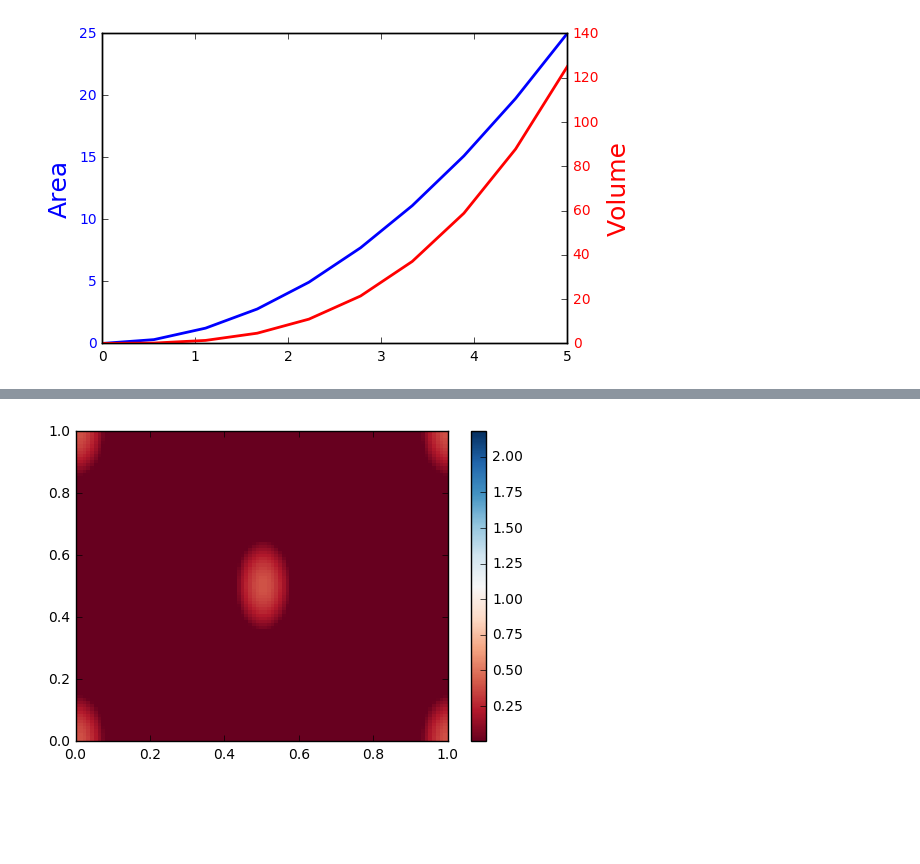
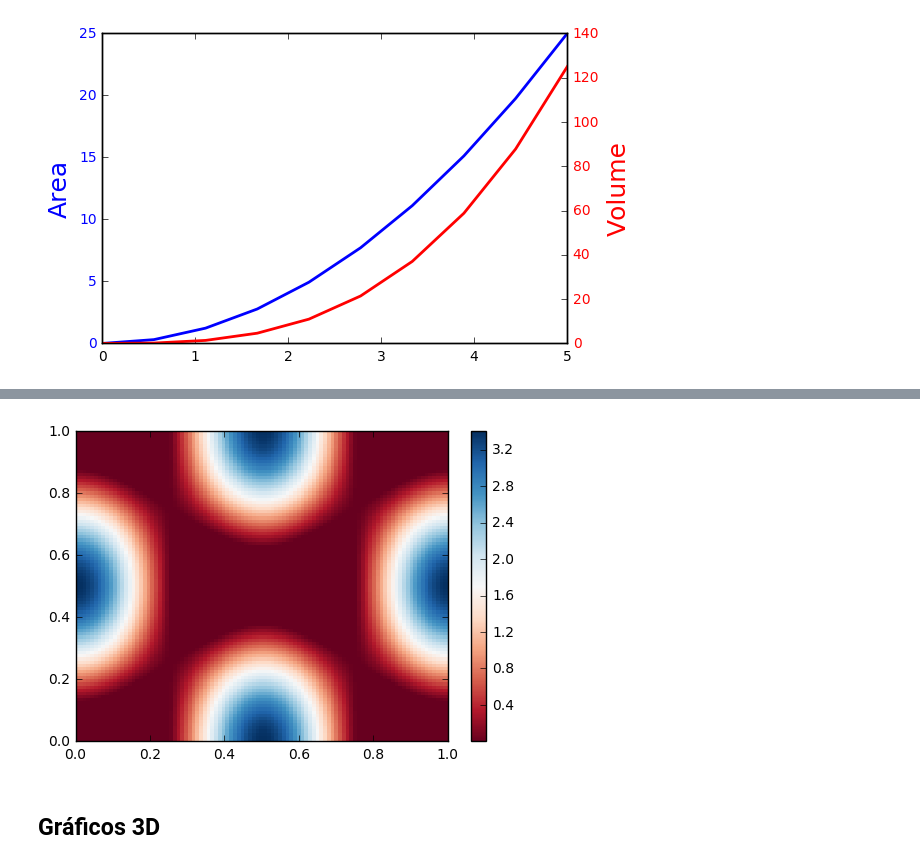
Before and after one commit to sergioadsf/dsa-python-fundamentos-analise_dados, a Jupyter notebook: capitulo8/DSA-Python-Capítulo8-Matplotlib-Plots-e-Graficos.ipynb, the cells around one changed output, grey strips where cells are left out. Saved outputs shown, nothing was run; the diff lists cells and outputs as text; code cells hidden in the pictures; blank space fills up the shorter version.

```diff
--- a/capitulo8/DSA-Python-Capítulo8-Matplotlib-Plots-e-Graficos.ipynb
+++ b/capitulo8/DSA-Python-Capítulo8-Matplotlib-Plots-e-Graficos.ipynb
@@ -305,20 +314,21 @@ axes[1].set_xlim((min(n), max(n)))
 # %%
 # Color Map
 alpha = 0.7
-phi_exit = 2 * np.pi * 0.5
+phi_ext = 2 * np.pi * 0.5
 
 def ColorMap(phi_m, phi_p):
-    return (+ alpha - 2 + np.cos(phi_p)*np.cos(phi_m)- alpha * np.cos(phi_exit -2*phi_p))
+    return ( + alpha - 2 * np.cos(phi_p)*cos(phi_m) - alpha * np.cos(phi_ext - 2*phi_p))
 
-phi_m = np.linspace(0,2*np.pi, 100)
-phi_p = np.linspace(0,2*np.pi, 100)
-
+phi_m = np.linspace(0, 2*np.pi, 100)
+phi_p = np.linspace(0, 2*np.pi, 100)
 X,Y = np.meshgrid(phi_p, phi_m)
 Z = ColorMap(X, Y).T
 
 fig, ax = plt.subplots()
 
-p = ax.pcolor(X/(2*np.pi), Y/(2*np.pi), Z, cmap=cm.RdBu,vmin=abs(Z).min(), vmax=abs(Z).max())
+p = ax.pcolor(X/(2*np.pi), Y/(2*np.pi), Z, cmap=cm.RdBu, vmin=abs(Z).min(), vmax=abs(Z).max())
 cb = fig.colorbar(p, ax=ax)
 # %% [output]
-[figure, old version]
+[figure, new version]
+# %% [markdown]
+## Gráficos 3D
```
Also changed, not shown: parts of 13 cells of this notebook, 6 other files.
